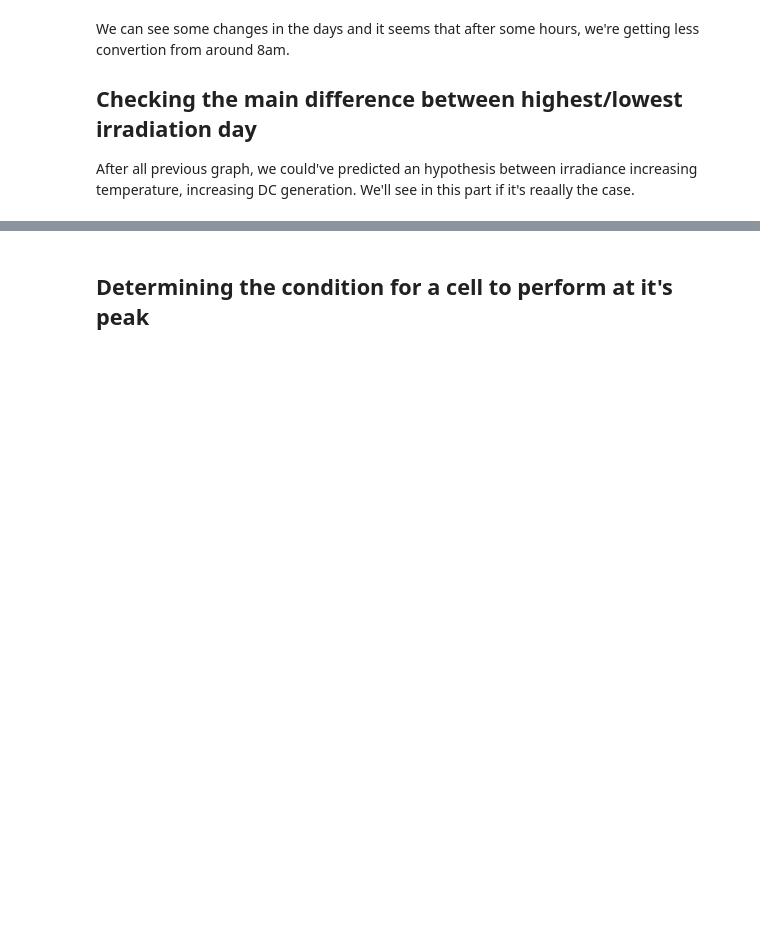
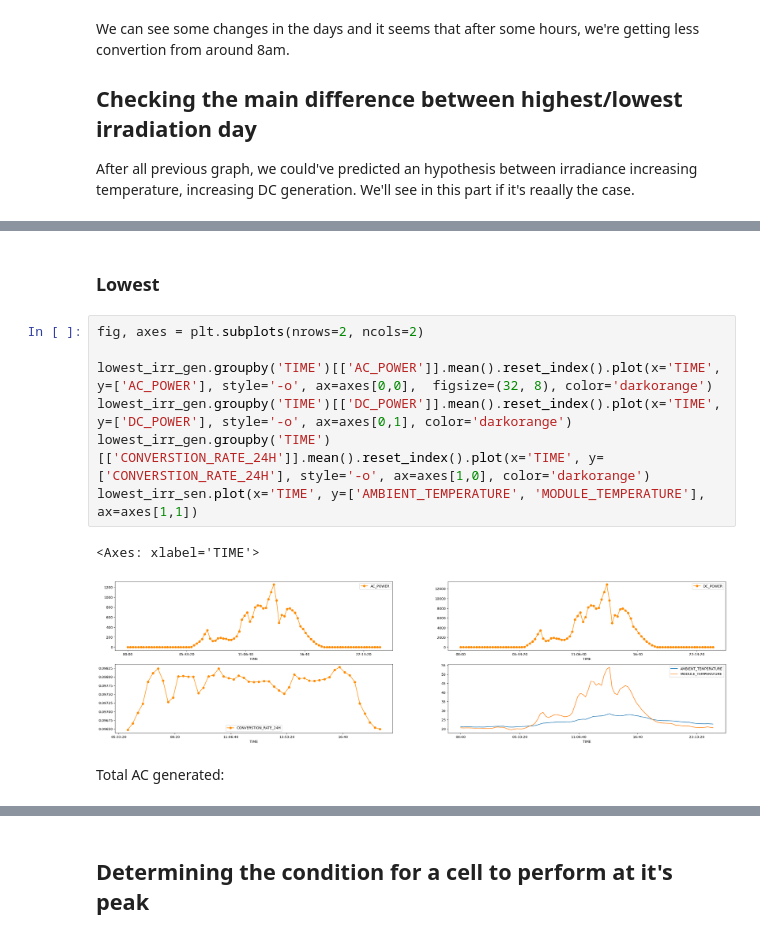
Before and after one commit to antoninchafiol/SolarPW, a Jupyter notebook: EDA.ipynb, the cells around one changed output, grey strips where cells are left out. Cells and saved outputs as stored; diff of their text form; blank space fills up the shorter version.

```diff
--- a/EDA.ipynb
+++ b/EDA.ipynb
@@ -211,0 +212,14 @@ p1_g_24[p1_g_24['DATE'] == date.values.tolist()[0]]
+# %% [markdown]
+### Lowest
+# %%
+fig, axes = plt.subplots(nrows=2, ncols=2)
+
+lowest_irr_gen.groupby('TIME')[['AC_POWER']].mean().reset_index().plot(x='TIME', y=['AC_POWER'], style='-o', ax=axes[0,0],  figsize=(32, 8), color='darkorange')
+lowest_irr_gen.groupby('TIME')[['DC_POWER']].mean().reset_index().plot(x='TIME', y=['DC_POWER'], style='-o', ax=axes[0,1], color='darkorange')
+lowest_irr_gen.groupby('TIME')[['CONVERSTION_RATE_24H']].mean().reset_index().plot(x='TIME', y=['CONVERSTION_RATE_24H'], style='-o', ax=axes[1,0], color='darkorange')
+lowest_irr_sen.plot(x='TIME', y=['AMBIENT_TEMPERATURE', 'MODULE_TEMPERATURE'], ax=axes[1,1])
+# %% [output]
+<Axes: xlabel='TIME'>
+[figure, added]
+# %% [markdown]
+Total AC generated:
```
Also changed, not shown: parts of 6 cells of this notebook.
